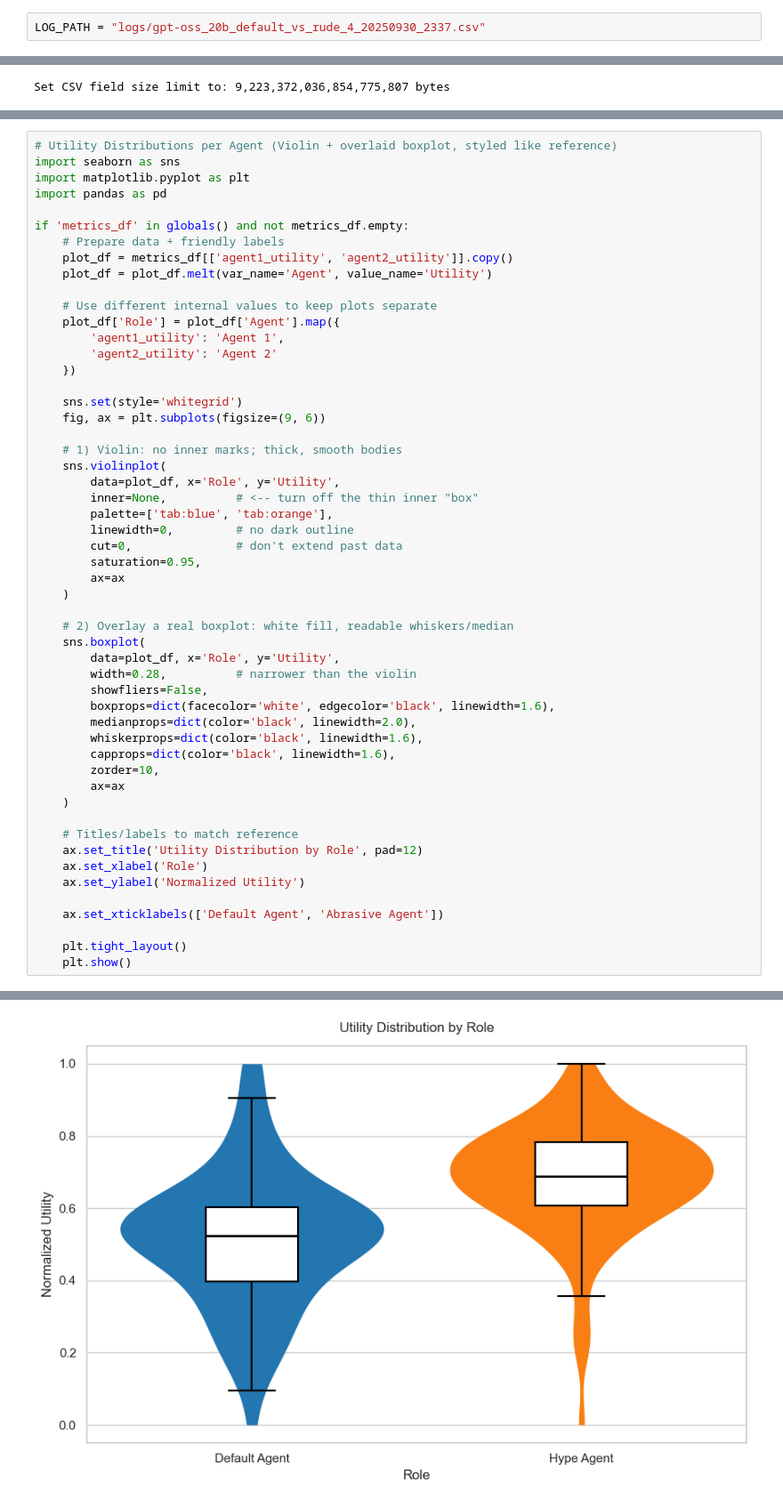
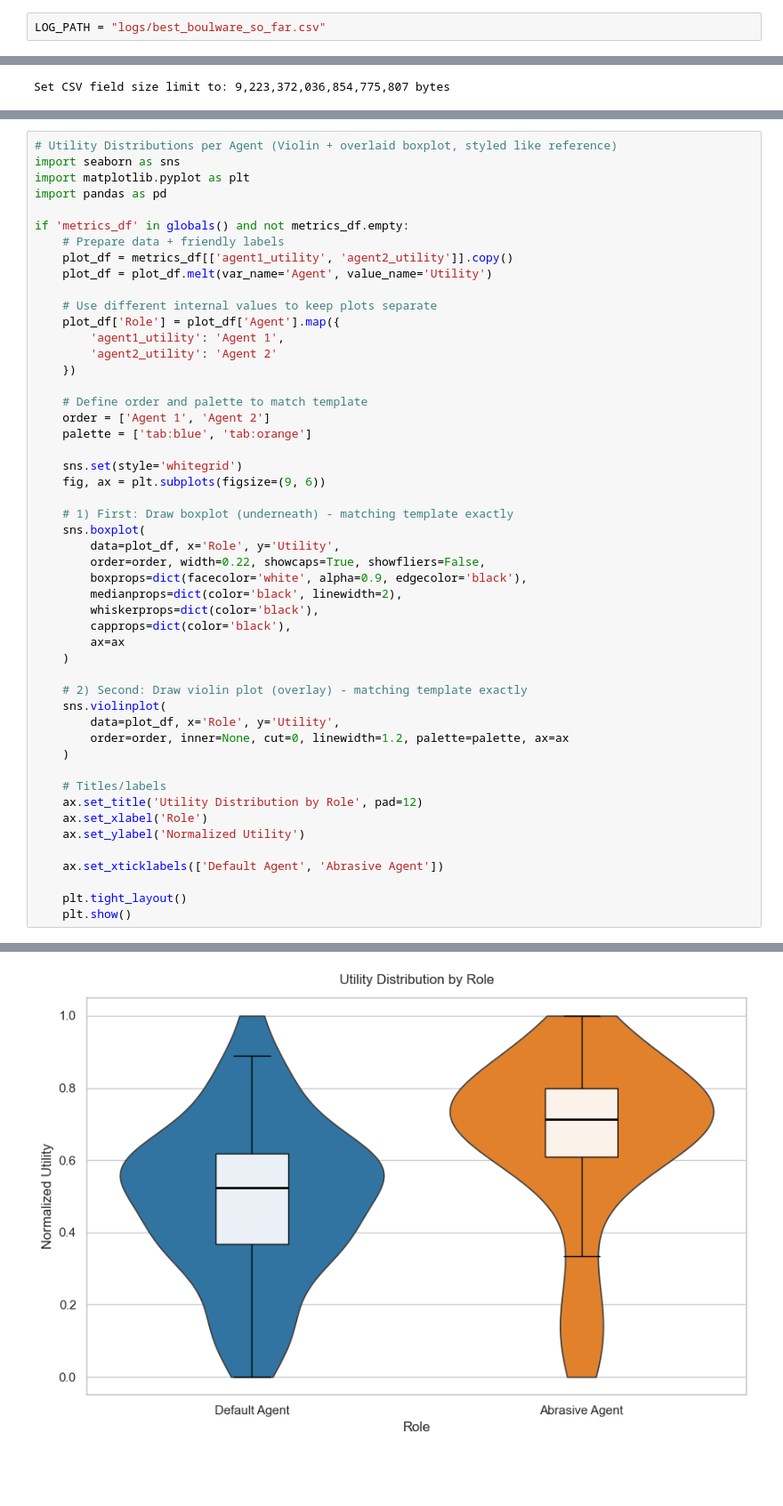
Before and after one commit to zacharytgray/MultiAgent-LLM-Negotiation-Research-Domain, a Jupyter notebook: analyze_results.ipynb, the cells around one changed output, grey strips where cells are left out. Shown at 89% size. Saved outputs shown, nothing was run; the diff lists cells and outputs as text; blank space fills up the shorter version.

Commit message:
Changed Plots for consistency

```diff
--- a/analyze_results.ipynb
+++ b/analyze_results.ipynb
@@ -22,7 +22,7 @@ import numpy as np
 pd.options.display.width = 120
 pd.options.display.max_colwidth = 200
 # %%
-LOG_PATH = "logs/gpt-oss_20b_default_vs_rude_4_20250930_2337.csv"
+LOG_PATH = "logs/best_boulware_so_far.csv"
 # %%
 def parse_items_data(items_str: str) -> Dict[str, Dict[str, float]]:
     """Parse the items_data JSON into a mapping {item_name: {'agent1': float, 'agent2': float}}."""
@@ -171,52 +197,49 @@ if 'metrics_df' in globals() and not metrics_df.empty:
     plot_df = plot_df.melt(var_name='Agent', value_name='Utility')
 
     # Use different internal values to keep plots separate
     plot_df['Role'] = plot_df['Agent'].map({
         'agent1_utility': 'Agent 1',
         'agent2_utility': 'Agent 2'
     })
 
+    # Define order and palette to match template
+    order = ['Agent 1', 'Agent 2']
+    palette = ['tab:blue', 'tab:orange']
+
     sns.set(style='whitegrid')
     fig, ax = plt.subplots(figsize=(9, 6))
 
-    # 1) Violin: no inner marks; thick, smooth bodies
-    sns.violinplot(
+    # 1) First: Draw boxplot (underneath) - matching template exactly
+    sns.boxplot(
         data=plot_df, x='Role', y='Utility',
-        inner=None,          # <-- turn off the thin inner "box"
-        palette=['tab:blue', 'tab:orange'],
-        linewidth=0,         # no dark outline
-        cut=0,               # don't extend past data
-        saturation=0.95,
+        order=order, width=0.22, showcaps=True, showfliers=False,
+        boxprops=dict(facecolor='white', alpha=0.9, edgecolor='black'),
+        medianprops=dict(color='black', linewidth=2),
+        whiskerprops=dict(color='black'),
+        capprops=dict(color='black'),
         ax=ax
     )
 
-    # 2) Overlay a real boxplot: white fill, readable whiskers/median
-    sns.boxplot(
+    # 2) Second: Draw violin plot (overlay) - matching template exactly
+    sns.violinplot(
         data=plot_df, x='Role', y='Utility',
-        width=0.28,          # narrower than the violin
-        showfliers=False,
-        boxprops=dict(facecolor='white', edgecolor='black', linewidth=1.6),
-        medianprops=dict(color='black', linewidth=2.0),
-        whiskerprops=dict(color='black', linewidth=1.6),
-        capprops=dict(color='black', linewidth=1.6),
-        zorder=10,
-        ax=ax
+        order=order, inner=None, cut=0, linewidth=1.2, palette=palette, ax=ax
     )
 
-    # Titles/labels to match reference
+    # Titles/labels
     ax.set_title('Utility Distribution by Role', pad=12)
     ax.set_xlabel('Role')
     ax.set_ylabel('Normalized Utility')
 
     ax.set_xticklabels(['Default Agent', 'Abrasive Agent'])
 
     plt.tight_layout()
     plt.show()
 # %% [output]
 Passing `palette` without assigning `hue` is deprecated and will be removed in v0.14.0. Assign the `x` variable to `hue` and set `legend=False` for the same effect.
 
   sns.violinplot(
-[figure, old version]
+[figure, new version]
 # %%
 # Utility Comparison Scatter (Pareto Plane)
 import matplotlib.pyplot as plt
```
Also changed, not shown: parts of 9 cells of this notebook.
